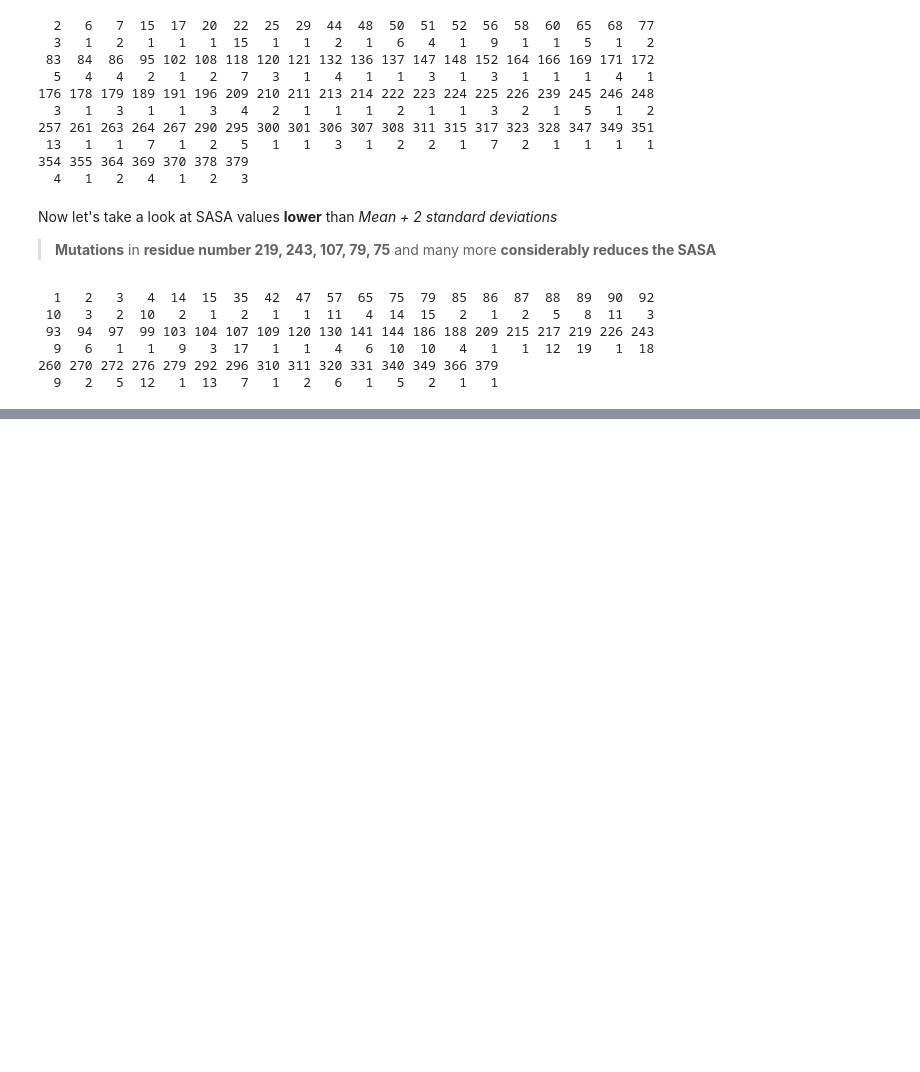
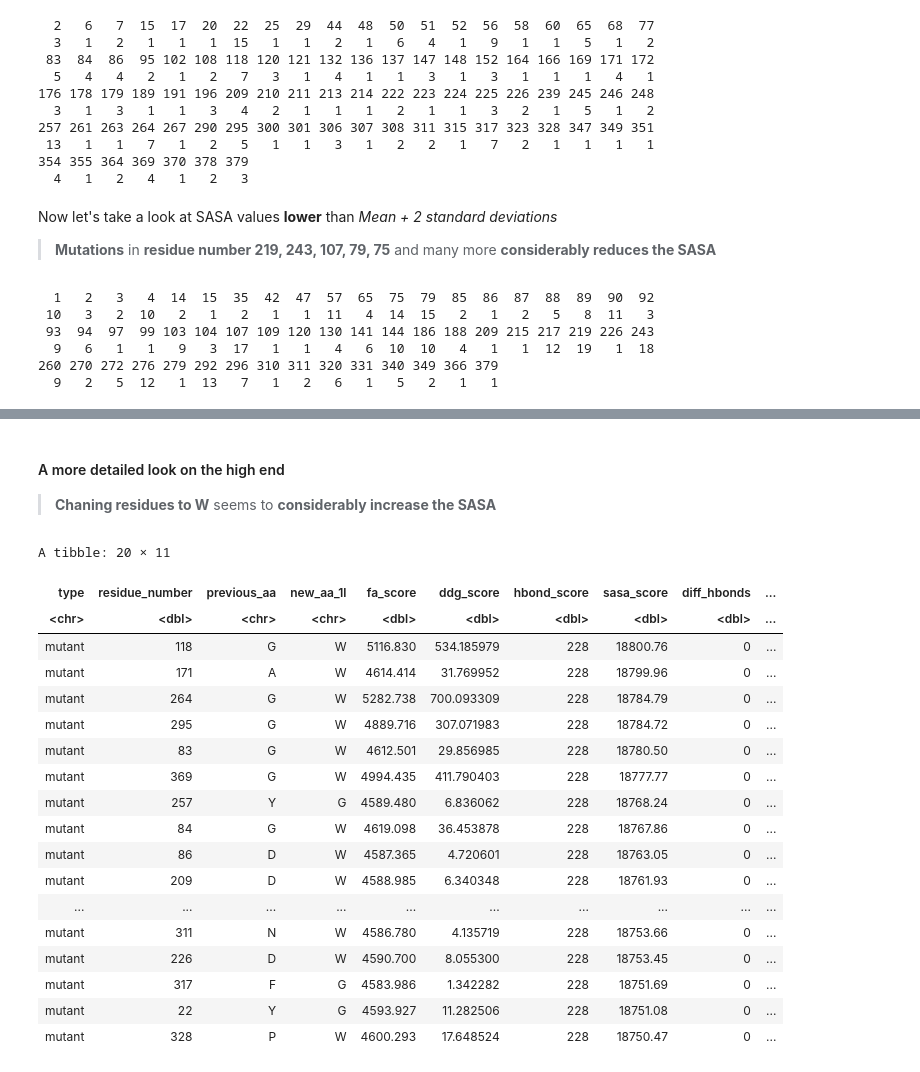
Before and after one commit to redradman/OneAAatATime, a Jupyter notebook: docked_analysis.ipynb, the cells around one changed output, grey strips where cells are left out. Cells and saved outputs as stored; diff of their text form; code cells hidden in the pictures; blank space fills up the shorter version.

Commit message:
add more details to the analysis of sasa in docked analysis

```diff
--- a/docked_analysis.ipynb
+++ b/docked_analysis.ipynb
@@ -237,0 +257,25 @@ table(lower_2sd$residue_number)
+# %% [markdown]
+#### A more detailed look on the high end
+> **Chaning residues to W** seems to **considerably increase the SASA**
+# %%
+dock_short |> arrange(desc(sasa_score)) |> head(n = 20)
+# %% [output]
+A tibble: 20 × 11
+| type | residue_number | previous_aa | new_aa_1l | fa_score | ddg_score | hbond_score | sasa_score | diff_hbonds | ... |
+| <chr> | <dbl> | <chr> | <chr> | <dbl> | <dbl> | <dbl> | <dbl> | <dbl> | ... |
+| mutant | 118 | G | W | 5116.830 | 534.185979 | 228 | 18800.76 | 0 | ... |
+| mutant | 171 | A | W | 4614.414 | 31.769952 | 228 | 18799.96 | 0 | ... |
+| mutant | 264 | G | W | 5282.738 | 700.093309 | 228 | 18784.79 | 0 | ... |
+| mutant | 295 | G | W | 4889.716 | 307.071983 | 228 | 18784.72 | 0 | ... |
+| mutant | 83 | G | W | 4612.501 | 29.856985 | 228 | 18780.50 | 0 | ... |
+| mutant | 369 | G | W | 4994.435 | 411.790403 | 228 | 18777.77 | 0 | ... |
+| mutant | 257 | Y | G | 4589.480 | 6.836062 | 228 | 18768.24 | 0 | ... |
+| mutant | 84 | G | W | 4619.098 | 36.453878 | 228 | 18767.86 | 0 | ... |
+| mutant | 86 | D | W | 4587.365 | 4.720601 | 228 | 18763.05 | 0 | ... |
+| mutant | 209 | D | W | 4588.985 | 6.340348 | 228 | 18761.93 | 0 | ... |
+| ... | ... | ... | ... | ... | ... | ... | ... | ... | ... |
+| mutant | 311 | N | W | 4586.780 | 4.135719 | 228 | 18753.66 | 0 | ... |
+| mutant | 226 | D | W | 4590.700 | 8.055300 | 228 | 18753.45 | 0 | ... |
+| mutant | 317 | F | G | 4583.986 | 1.342282 | 228 | 18751.69 | 0 | ... |
+| mutant | 22 | Y | G | 4593.927 | 11.282506 | 228 | 18751.08 | 0 | ... |
+| mutant | 328 | P | W | 4600.293 | 17.648524 | 228 | 18750.47 | 0 | ... |
```
Also changed, not shown: parts of 2 cells of this notebook.
